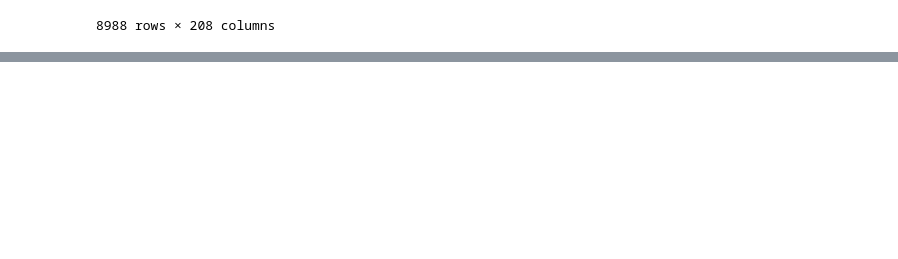
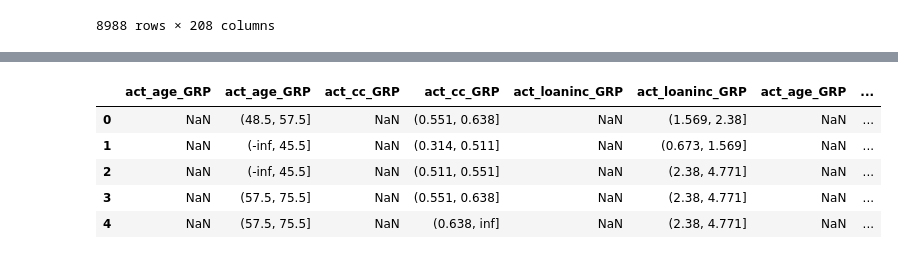
Before and after one commit to giangphuongtran/scorecard-builder, a Jupyter notebook: notebooks/03_scorecard.ipynb, the cells around one changed output, grey strips where cells are left out. Saved outputs shown, nothing was run; the diff lists cells and outputs as text; code cells hidden in the pictures; blank space fills up the shorter version.

```diff
--- a/notebooks/03_scorecard.ipynb
+++ b/notebooks/03_scorecard.ipynb
@@ -50,0 +371,67 @@ abt_app[abt_app['default3'] == 1]
+# %%
+def apply_bins(df, binning_maps) -> pd.DataFrame:
+    """
+    Apply fitted bin definitions to *any* dataset (train / valid / test).
+
+    For every feature in binning_maps a new column ``{feature}_GRP`` is added
+    containing a string group label.
+
+    Numeric rules
+    -------------
+    * NaN              → "<MISSING>"  (or spec["missing_label"] if present)
+    * finite value     → interval label built from edges, e.g. "(-inf, 7445.12]"
+
+    Nominal rules
+    -------------
+    * NaN              → spec["missing_label"]
+    * known category   → spec["category_map"][category]
+    * unknown category → spec["other_label"]
+
+    The original columns are left untouched.
+    """
+    new_cols = {}
+
+    for feat, spec in binning_maps.items():
+        grp_col = f"{feat}_GRP"
+
+        if spec["type"] == "numeric":
+            missing_label = spec.get("missing_label", "<MISSING>")
+            edges = spec["edges"]
+
+            cut = pd.cut(df[feat], bins=edges, include_lowest=True, right=True)
+            new_cols[grp_col] = cut.astype(object).fillna(missing_label)
+
+            # df.loc[pd.isna(df[feat]), grp_col] = missing_label
+        elif spec["type"] == "nominal":
+            cat_map = spec["category_map"]
+            other_label = spec["other_label"]
+            missing_label = spec["missing_label"]
+
+            s = df[feat]
+            mapped = pd.Series(other_label, index=s.index, dtype="str")
+            missing_mask = pd.isna(s)
+
+            norm = s.astype(str)
+            mapped.loc[~missing_mask] = norm.loc[~missing_mask].map(cat_map).fillna(other_label)
+            mapped.loc[missing_mask] = missing_label
+            new_cols[grp_col] = mapped
+
+        else:
+            raise ValueError(f"Unknown bin type for feature {feat}: {spec['type']}")
+
+    new_df = pd.DataFrame(new_cols, index=df.index)
+
+    return pd.concat([df, new_df], axis=1)
+
+train_binned = apply_bins(df_train, binning_maps)
+valid_binned = apply_bins(df_valid, binning_maps)
+
+grp_cols = [c for c in train_binned.columns if c.endswith("_GRP")]
+display(train_binned[grp_cols].head())
+# %% [output]
+|  | act_age_GRP | act_age_GRP | act_cc_GRP | act_cc_GRP | act_loaninc_GRP | act_loaninc_GRP | act_age_GRP | ... |
+| 0 | NaN | (48.5, 57.5] | NaN | (0.551, 0.638] | NaN | (1.569, 2.38] | NaN | ... |
+| 1 | NaN | (-inf, 45.5] | NaN | (0.314, 0.511] | NaN | (0.673, 1.569] | NaN | ... |
+| 2 | NaN | (-inf, 45.5] | NaN | (0.511, 0.551] | NaN | (2.38, 4.771] | NaN | ... |
+| 3 | NaN | (57.5, 75.5] | NaN | (0.551, 0.638] | NaN | (2.38, 4.771] | NaN | ... |
+| 4 | NaN | (57.5, 75.5] | NaN | (0.638, inf] | NaN | (2.38, 4.771] | NaN | ... |
```
Also changed, not shown: parts of 11 cells of this notebook, 3 other files.
